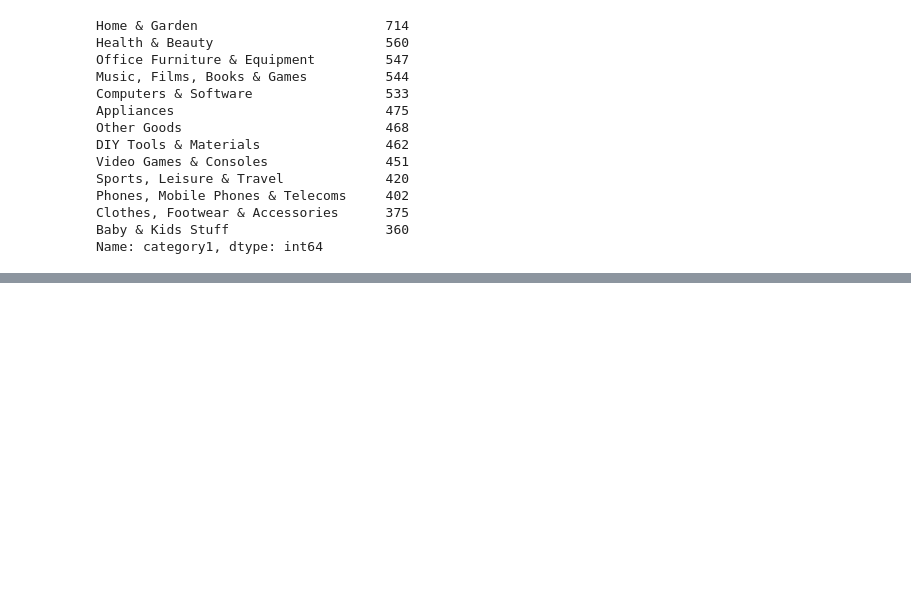
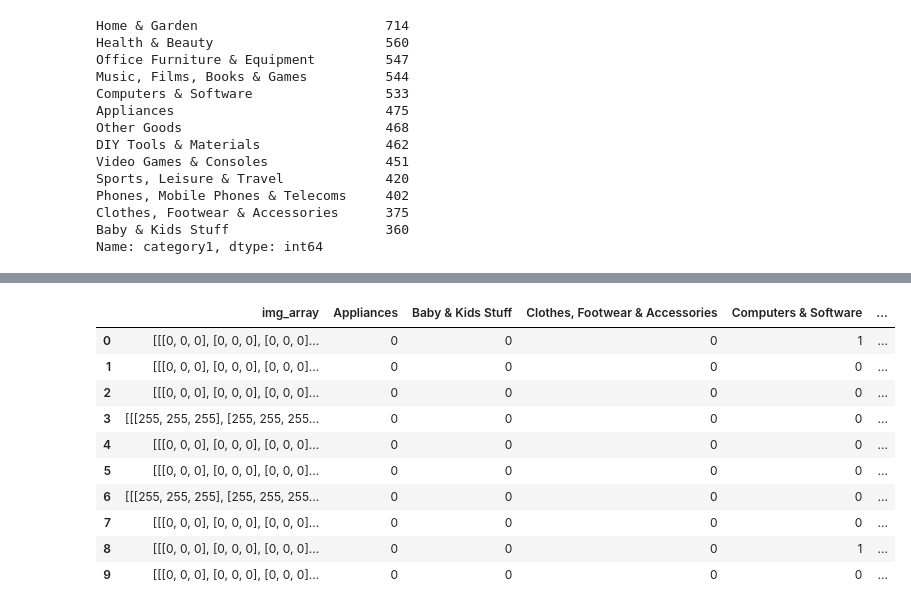
Before and after one commit to mo-sra100/Machine-learning-recommendation-system, a Jupyter notebook: simple_classification_model.ipynb, the cells around one changed output, grey strips where cells are left out. Cells and saved outputs as stored; diff of their text form; code cells hidden in the pictures; blank space fills up the shorter version.

```diff
--- a/simple_classification_model.ipynb
+++ b/simple_classification_model.ipynb
@@ -131,3 +171,18 @@ for i in tabular_data_4['image_id']:
+# %%
+unpickled_df = pd.read_pickle("./classification_model_df.pkl")
+unpickled_df.head(10)
+# %% [output]
+|  | img_array | Appliances | Baby & Kids Stuff | Clothes, Footwear & Accessories | Computers & Software | ... |
+| 0 | [[[0, 0, 0], [0, 0, 0], [0, 0, 0]... | 0 | 0 | 0 | 1 | ... |
+| 1 | [[[0, 0, 0], [0, 0, 0], [0, 0, 0]... | 0 | 0 | 0 | 0 | ... |
+| 2 | [[[0, 0, 0], [0, 0, 0], [0, 0, 0]... | 0 | 0 | 0 | 0 | ... |
+| 3 | [[[255, 255, 255], [255, 255, 255... | 0 | 0 | 0 | 0 | ... |
+| 4 | [[[0, 0, 0], [0, 0, 0], [0, 0, 0]... | 0 | 0 | 0 | 0 | ... |
+| 5 | [[[0, 0, 0], [0, 0, 0], [0, 0, 0]... | 0 | 0 | 0 | 0 | ... |
+| 6 | [[[255, 255, 255], [255, 255, 255... | 0 | 0 | 0 | 0 | ... |
+| 7 | [[[0, 0, 0], [0, 0, 0], [0, 0, 0]... | 0 | 0 | 0 | 0 | ... |
+| 8 | [[[0, 0, 0], [0, 0, 0], [0, 0, 0]... | 0 | 0 | 0 | 1 | ... |
+| 9 | [[[0, 0, 0], [0, 0, 0], [0, 0, 0]... | 0 | 0 | 0 | 0 | ... |
 # %%
 # load pickle file into new dataframe
 image_dataframe = pd.read_pickle('images_data.pkl')
```
Also changed, not shown: parts of 11 cells of this notebook, 2 other files.
